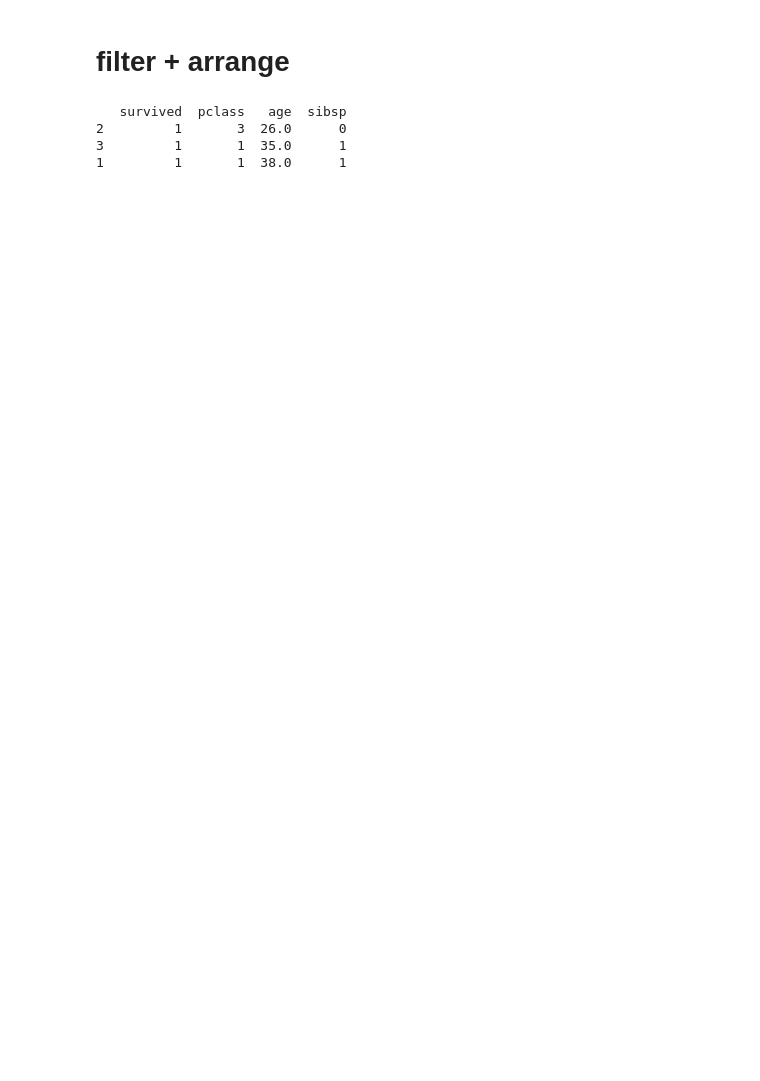
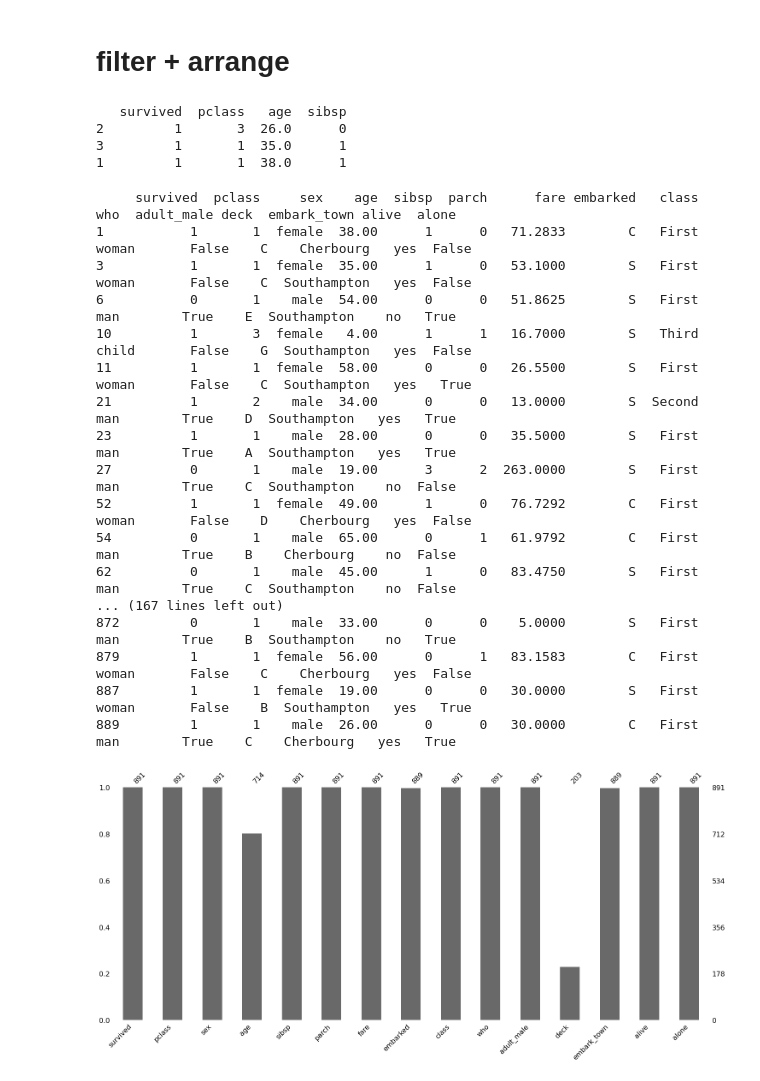
Before and after one commit to ccharp/dplyPY, a Jupyter notebook: example/example.ipynb, the cells around one changed output. Saved outputs shown, nothing was run; the diff lists cells and outputs as text; code cells hidden in the pictures; blank space fills up the shorter version.

Commit message:
add side_effect example

```diff
--- a/example/example.ipynb
+++ b/example/example.ipynb
@@ -84,3 +89,31 @@ test_6
 2         1       3  26.0      0
 3         1       1  35.0      1
 1         1       1  38.0      1
+# %%
+import missingno
+
+
+def visualize_missing(df):
+    missingno.bar(df.pandas_df)
+
+
+df + dp.side_effect(visualize_missing) + dp.drop_na() + dp.write_file("output.csv")
+# %% [output]
+     survived  pclass     sex    age  sibsp  parch      fare embarked   class    who  adult_male deck  embark_town alive  alone
+1           1       1  female  38.00      1      0   71.2833        C   First  woman       False    C    Cherbourg   yes  False
+3           1       1  female  35.00      1      0   53.1000        S   First  woman       False    C  Southampton   yes  False
+6           0       1    male  54.00      0      0   51.8625        S   First    man        True    E  Southampton    no   True
+10          1       3  female   4.00      1      1   16.7000        S   Third  child       False    G  Southampton   yes  False
+11          1       1  female  58.00      0      0   26.5500        S   First  woman       False    C  Southampton   yes   True
+21          1       2    male  34.00      0      0   13.0000        S  Second    man        True    D  Southampton   yes   True
+23          1       1    male  28.00      0      0   35.5000        S   First    man        True    A  Southampton   yes   True
+27          0       1    male  19.00      3      2  263.0000        S   First    man        True    C  Southampton    no  False
+52          1       1  female  49.00      1      0   76.7292        C   First  woman       False    D    Cherbourg   yes  False
+54          0       1    male  65.00      0      1   61.9792        C   First    man        True    B    Cherbourg    no  False
+62          0       1    male  45.00      1      0   83.4750        S   First    man        True    C  Southampton    no  False
+... (167 lines left out)
+872         0       1    male  33.00      0      0    5.0000        S   First    man        True    B  Southampton    no   True
+879         1       1  female  56.00      0      1   83.1583        C   First  woman       False    C    Cherbourg   yes  False
+887         1       1  female  19.00      0      0   30.0000        S   First  woman       False    B  Southampton   yes   True
+889         1       1    male  26.00      0      0   30.0000        C   First    man        True    C    Cherbourg   yes   True
+[figure, added]
```
Also changed, not shown: parts of 6 cells of this notebook.
